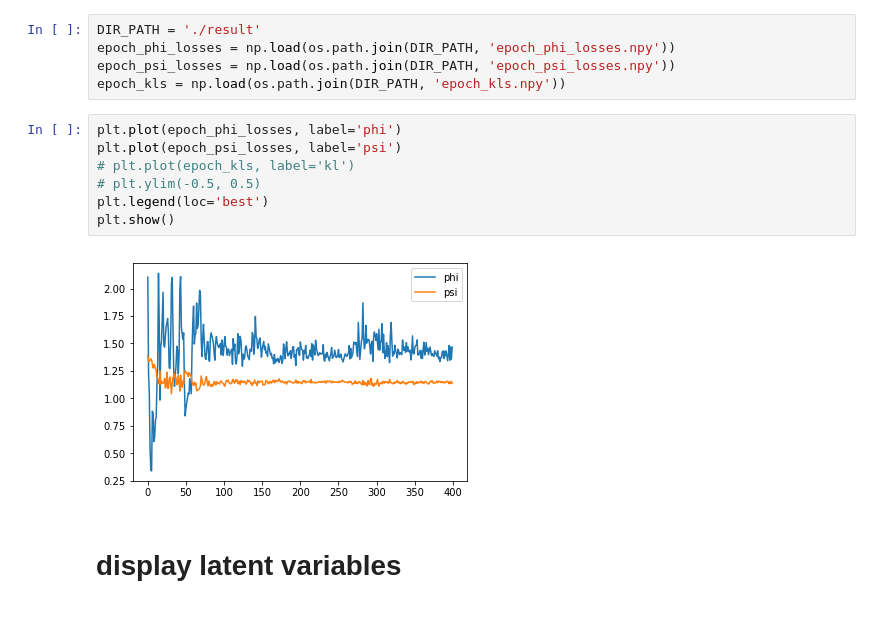
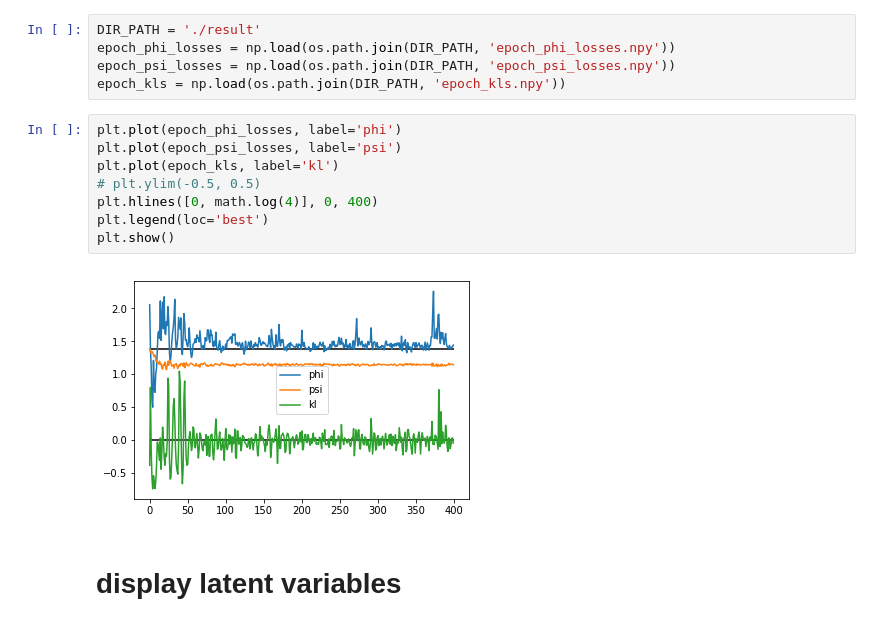
Before and after one commit to seiya-kumada/avb, a Jupyter notebook: visualize.ipynb, the cells around one changed output. Cells and saved outputs as stored; diff of their text form.

```diff
--- a/visualize.ipynb
+++ b/visualize.ipynb
@@ -13,12 +14,13 @@ epoch_kls = np.load(os.path.join(DIR_PATH, 'epoch_kls.npy'))
 # %%
 plt.plot(epoch_phi_losses, label='phi')
 plt.plot(epoch_psi_losses, label='psi')
-# plt.plot(epoch_kls, label='kl')
+plt.plot(epoch_kls, label='kl')
 # plt.ylim(-0.5, 0.5)
+plt.hlines([0, math.log(4)], 0, 400)
 plt.legend(loc='best')
 plt.show()
 # %% [output]
-[figure, old version]
+[figure, new version]
 # %% [markdown]
 # display latent variables
 # %%
```
Also changed, not shown: parts of 2 cells of this notebook, 4 other files.
